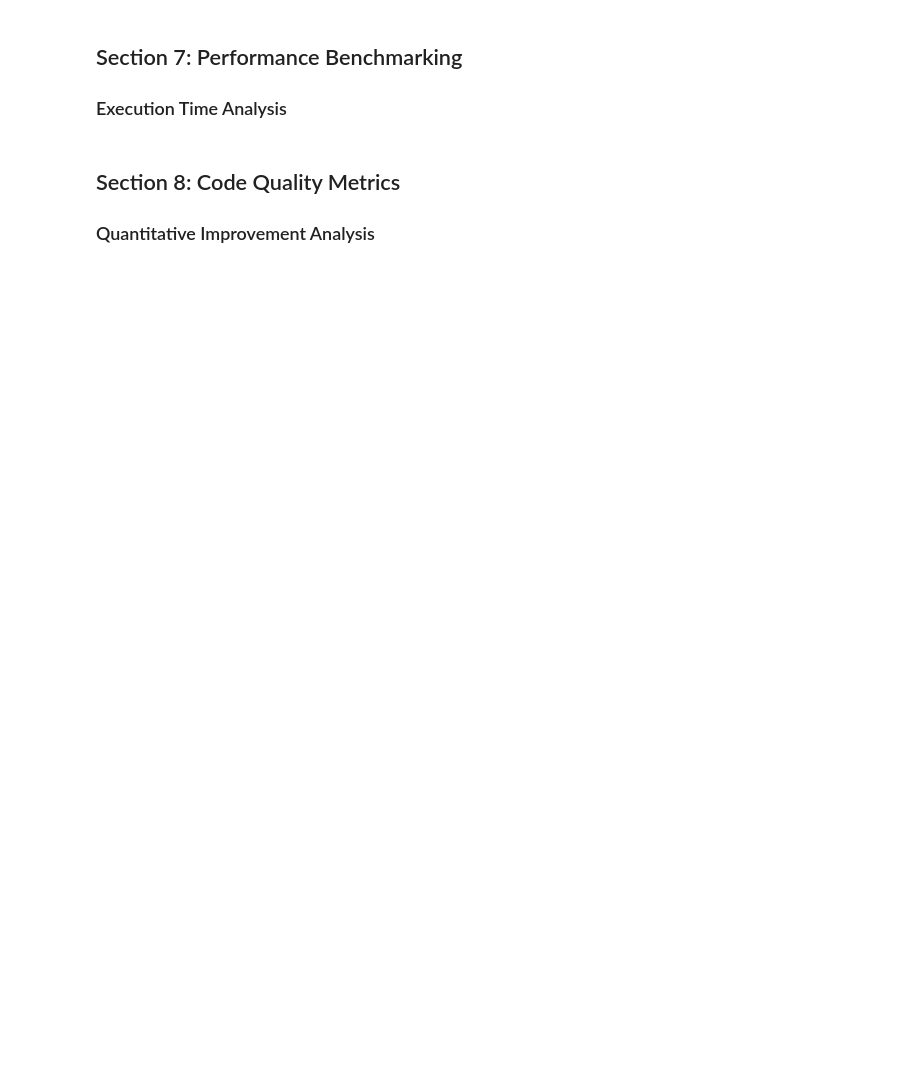
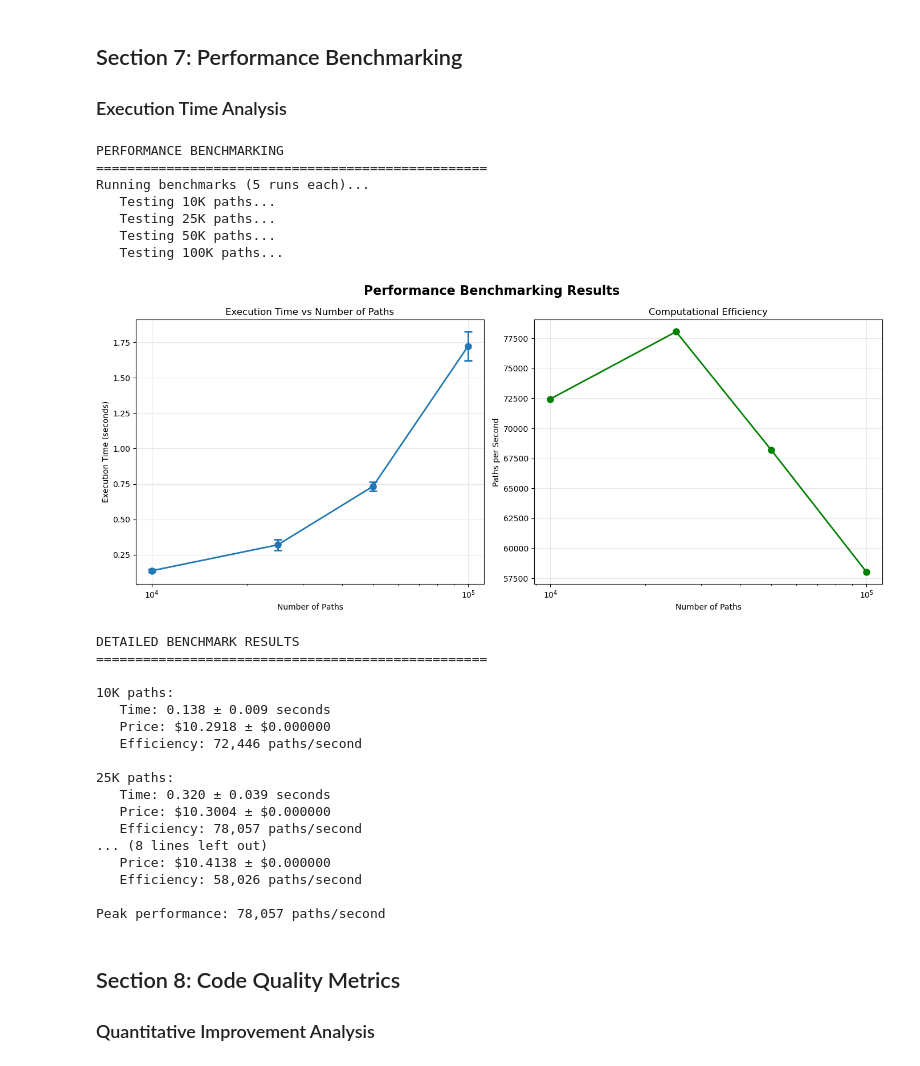
Before and after one commit to yanndivet/heston-monte-carlo, a Jupyter notebook: Heston_Analysis.ipynb, the cells around one changed output. Drawn from its saved outputs; the diff is of its cells as text; code cells hidden in the pictures; blank space fills up the shorter version.

```diff
--- a/Heston_Analysis.ipynb
+++ b/Heston_Analysis.ipynb
@@ -639,35 +723,60 @@ time_stds = [benchmark_results[config]['std_time'] for config in configs]
 ax1.errorbar(path_numbers, exec_times, yerr=time_stds, marker='o', linewidth=2,
             markersize=8, capsize=5, capthick=2)
 ax1.set_xlabel('Number of Paths')
 ax1.set_ylabel('Execution Time (seconds)')
 ax1.set_title('Execution Time vs Number of Paths')
 ax1.grid(True, alpha=0.3)
 ax1.set_xscale('log')
 
 # Efficiency (paths per second)
 efficiency = [paths/time for paths, time in zip(path_numbers, exec_times)]
 ax2.semilogx(path_numbers, efficiency, 'o-', linewidth=2, markersize=8, color='green')
 ax2.set_xlabel('Number of Paths')
 ax2.set_ylabel('Paths per Second')
 ax2.set_title('Computational Efficiency')
 ax2.grid(True, alpha=0.3)
 
 plt.suptitle('Performance Benchmarking Results', fontsize=16, fontweight='bold')
 plt.tight_layout()
 plt.show()
 
 # Print detailed results
 print("\nDETAILED BENCHMARK RESULTS")
 print("=" * 50)
 for config, result in benchmark_results.items():
     efficiency = int(config.split()[0].replace('K', '000')) / result['mean_time']
     print(f"\n{config}:")
     print(f"   Time: {result['mean_time']:.3f} ± {result['std_time']:.3f} seconds")
     print(f"   Price: ${result['mean_price']:.4f} ± ${result['price_std']:.6f}")
     print(f"   Efficiency: {efficiency:,.0f} paths/second")
 
-print(f"\nPeak performance: {max(efficiency for config, result in benchmark_results.items()
-                                   for efficiency in [int(config.split()[0].replace('K', '000')) / result['mean_time']]):,.0f} paths/second")
+print(f"\nPeak performance: {max(efficiency for config, result in benchmark_results.items() for efficiency in [int(config.split()[0].replace('K', '000')) / result['mean_time']]):,.0f} paths/second")
+# %% [output]
+PERFORMANCE BENCHMARKING
+==================================================
+Running benchmarks (5 runs each)...
+   Testing 10K paths...
+   Testing 25K paths...
+   Testing 50K paths...
+   Testing 100K paths...
+[figure, added]
+DETAILED BENCHMARK RESULTS
+==================================================
+
+10K paths:
+   Time: 0.138 ± 0.009 seconds
+   Price: $10.2918 ± $0.000000
+   Efficiency: 72,446 paths/second
+
+25K paths:
+   Time: 0.320 ± 0.039 seconds
+   Price: $10.3004 ± $0.000000
+   Efficiency: 78,057 paths/second
+... (8 lines left out)
+   Price: $10.4138 ± $0.000000
+   Efficiency: 58,026 paths/second
+
+Peak performance: 78,057 paths/second
 # %% [markdown]
 ## Section 8: Code Quality Metrics
 
```
Also changed, not shown: parts of 12 cells of this notebook.
